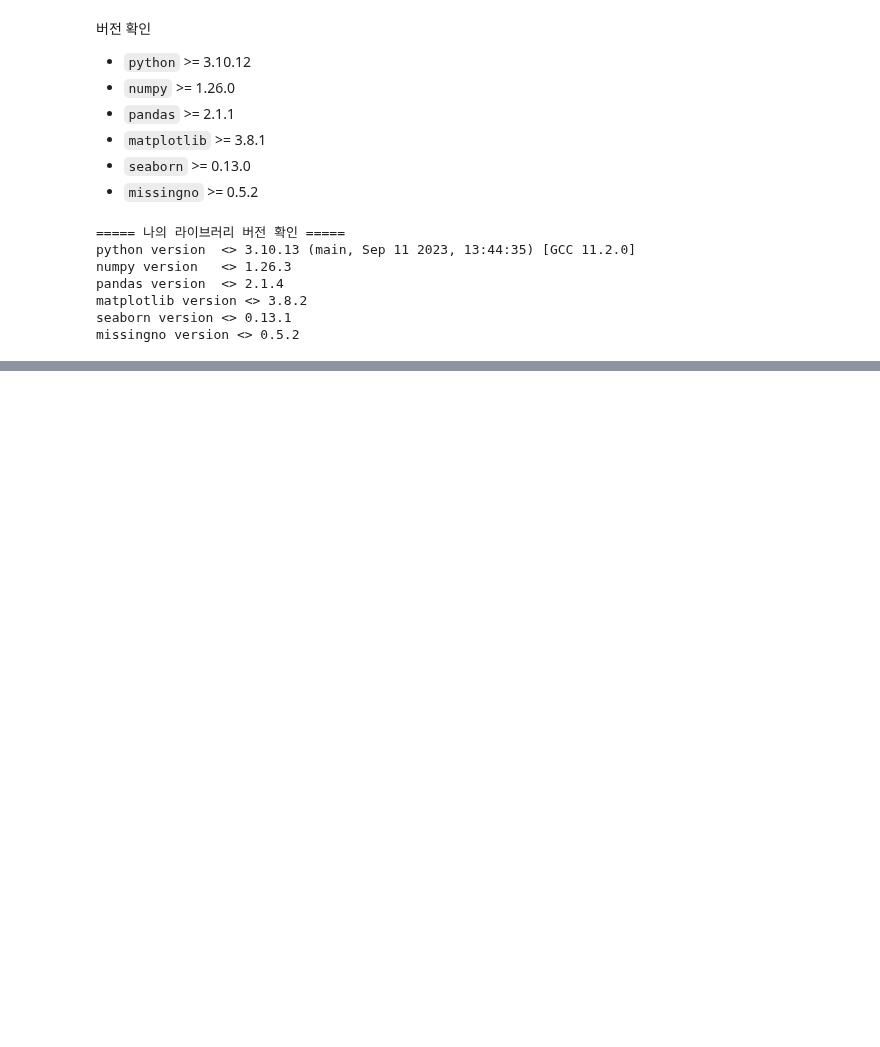
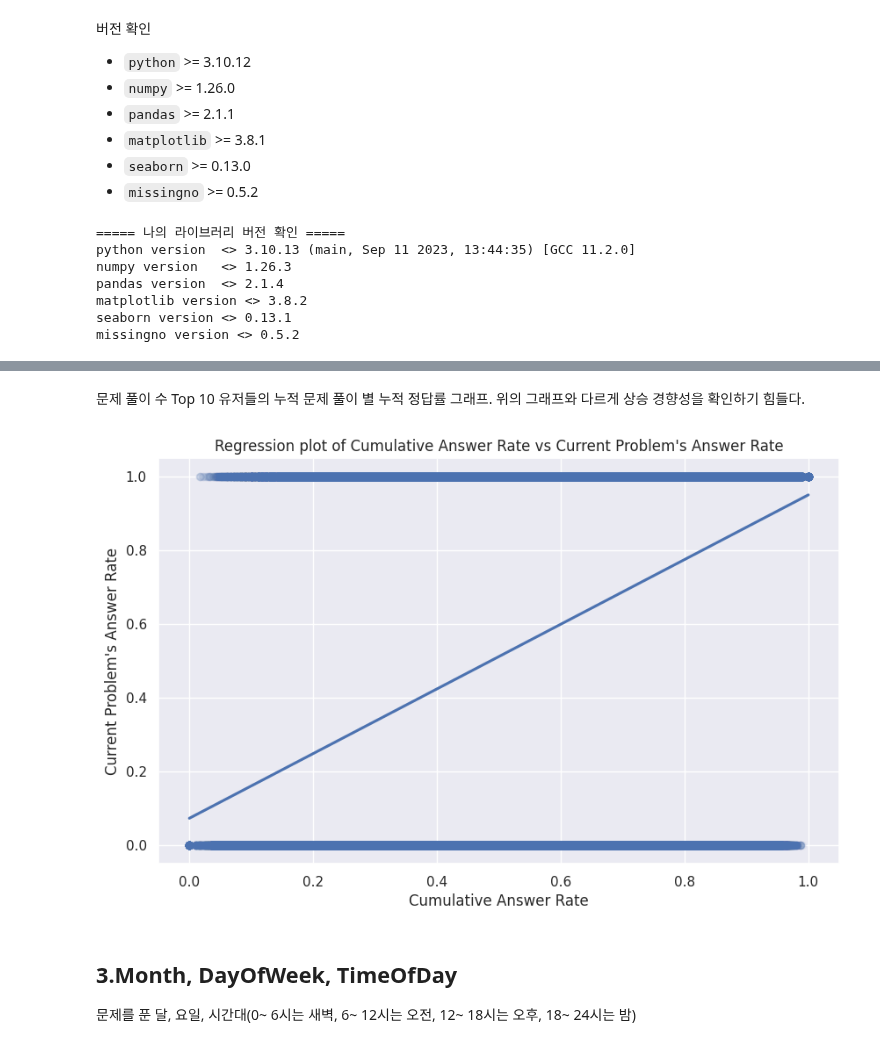
Before and after one commit to boostcampaitech6/level2-dkt-recsys-06, a Jupyter notebook: DKT_EDA.ipynb, the cells around one changed output, grey strips where cells are left out. Saved outputs shown, nothing was run; the diff lists cells and outputs as text; code cells hidden in the pictures; blank space fills up the shorter version.

```diff
--- a/DKT_EDA.ipynb
+++ b/DKT_EDA.ipynb
@@ -218,0 +234,16 @@ Text(0, 0.5, 'Answer Rate')
+# %% [markdown]
+문제 풀이 수 Top 10 유저들의 누적 문제 풀이 별 누적 정답률 그래프. 위의 그래프와 다르게 상승 경향성을 확인하기 힘들다.
+# %%
+# 이용자의 누적 정답률에 따른 현재 문제의 정답률 회귀선.
+
+plt.figure(figsize=(10, 6))
+sns.regplot(x='CumulativeAnswerRate', y='answerCode', data=train, scatter_kws={'alpha':0.05})
+plt.title('Regression plot of Cumulative Answer Rate vs Current Problem\'s Answer Rate')
+plt.xlabel('Cumulative Answer Rate')
+plt.ylabel('Current Problem\'s Answer Rate')
+plt.show()
+# %% [output]
+[figure, added]
+# %% [markdown]
+## 3.Month, DayOfWeek, TimeOfDay
+문제를 푼 달, 요일, 시간대(0~ 6시는 새벽, 6~ 12시는 오전, 12~ 18시는 오후, 18~ 24시는 밤)
```
Also changed, not shown: parts of 76 cells of this notebook, 15 other files.
